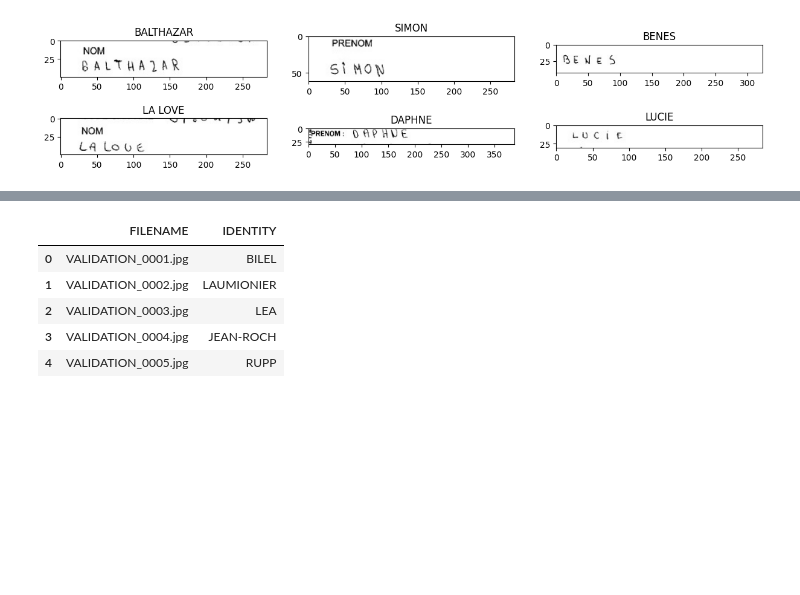
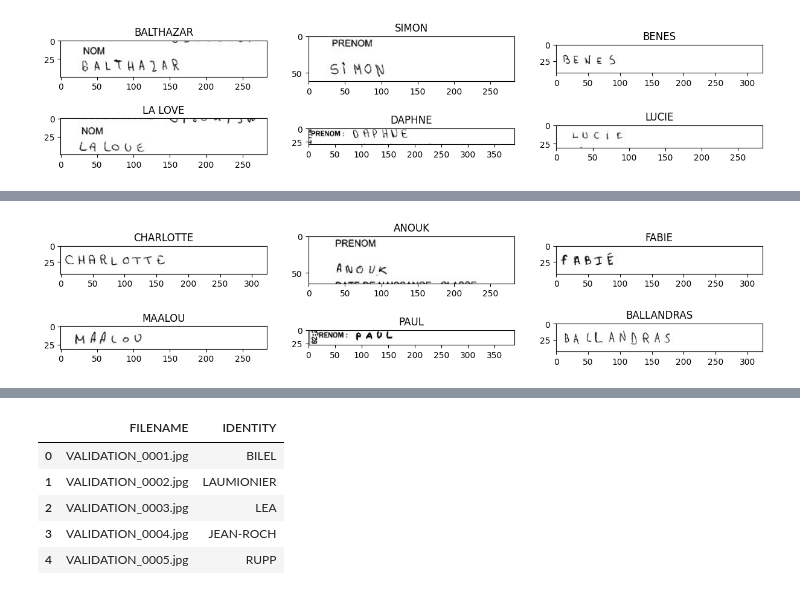
Before and after one commit to VinhHMai/Springboard, a Jupyter notebook: Capstone Project 3/Notebooks/Handwriting Recognition.ipynb, the cells around one changed output, grey strips where cells are left out. Cells and saved outputs as stored; diff of their text form; code cells hidden in the pictures; blank space fills up the shorter version.

```diff
--- a/Capstone Project 3/Notebooks/Handwriting Recognition.ipynb
+++ b/Capstone Project 3/Notebooks/Handwriting Recognition.ipynb
@@ -136,0 +176,13 @@ plt.subplots_adjust(wspace=0.2, hspace=-0.8)
+# %%
+# Examples of 'train 5' images
+plt.figure(figsize=(15, 10))
+
+for i in range(6):
+    ax = plt.subplot(2, 3, i+1)
+    img_dir = Image.open(folder+'train_v2/train 5/'+train.loc[199999+i, 'FILENAME'])
+    plt.imshow(img_dir, cmap = 'gray')
+    plt.title(train.loc[199999+i, 'IDENTITY'], fontsize=12)
+
+plt.subplots_adjust(wspace=0.2, hspace=-0.8)
+# %% [output]
+[figure, added]
```
Also changed, not shown: parts of 6 cells of this notebook.
